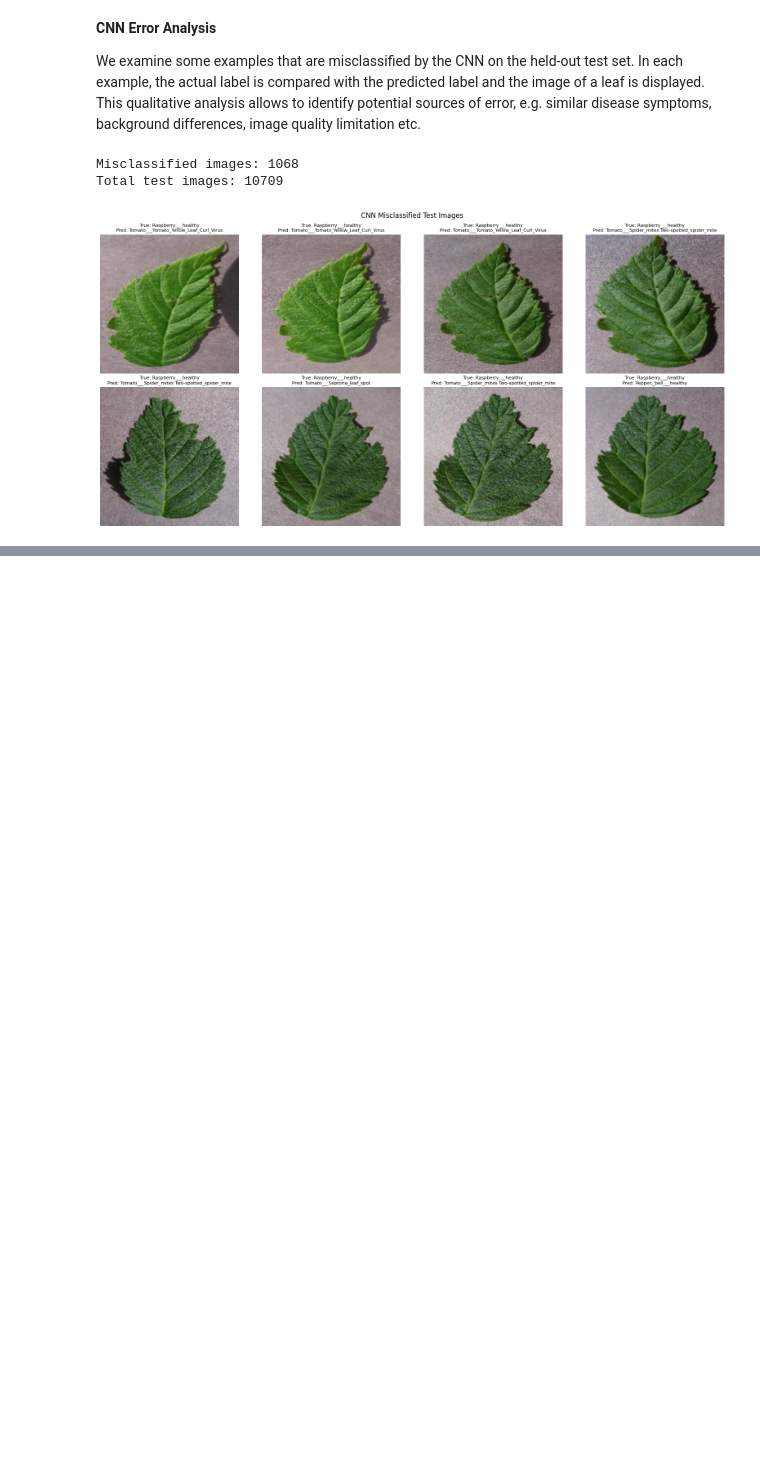
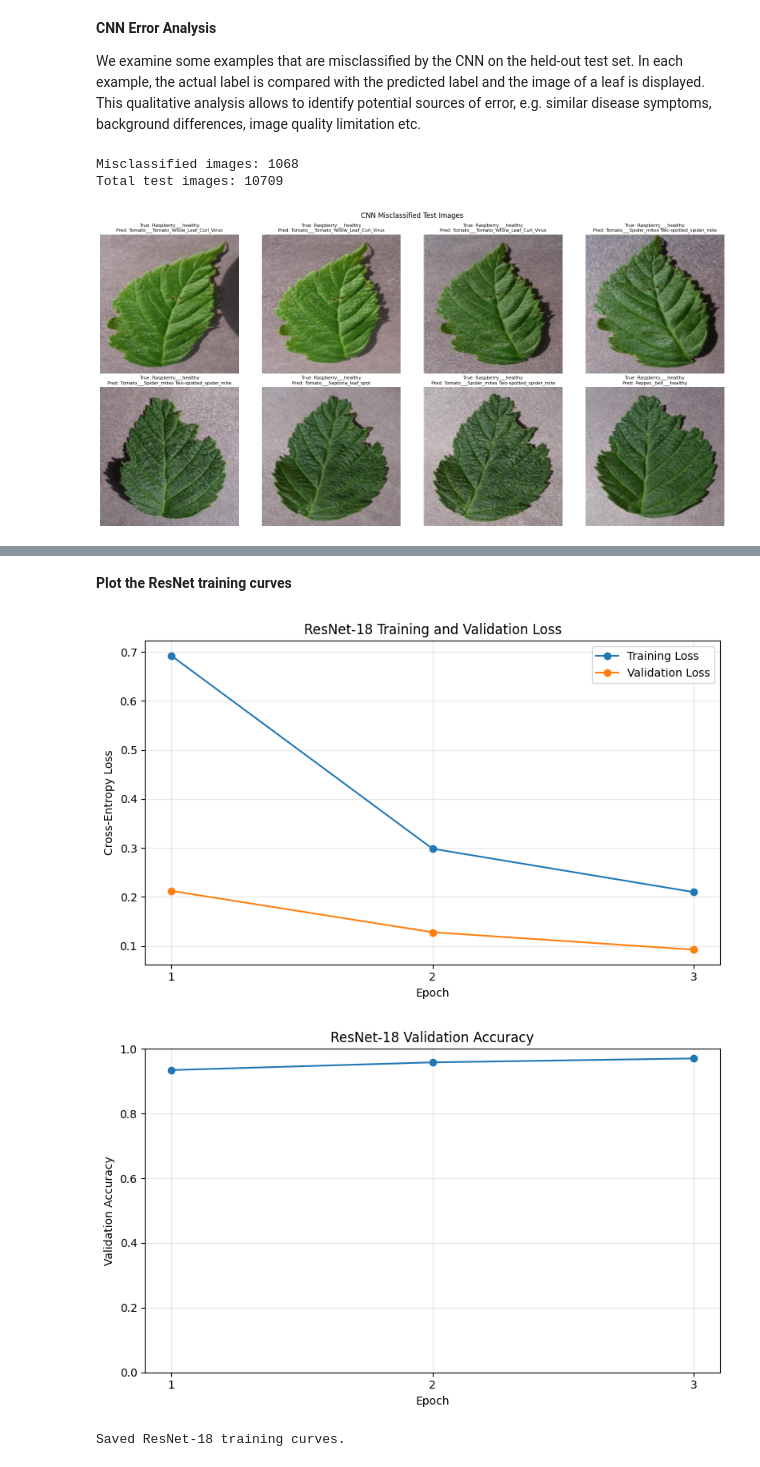
Before and after one commit to Rivier-Computer-Science/FA26-COMP-671-Kodavantiganti, a Jupyter notebook: notebooks/plant_disease_detection.ipynb, the cells around one changed output, grey strips where cells are left out. Saved outputs shown, nothing was run; the diff lists cells and outputs as text; code cells hidden in the pictures; blank space fills up the shorter version.

```diff
--- a/notebooks/plant_disease_detection.ipynb
+++ b/notebooks/plant_disease_detection.ipynb
@@ -888,0 +944,20 @@ Total test images: 10709
+# %%
+import torch.optim as optim
+
+# Loss function for 38-class classification
+resnet_criterion = nn.CrossEntropyLoss()
+
+# Optimizer for ResNet-18 fine-tuning
+resnet_optimizer = optim.Adam(
+    resnet_model.parameters(),
+    lr=0.001
+)
+
+# Start with 3 epochs for a comparable initial experiment
+resnet_num_epochs = 3
+
+print("Model: ResNet-18")
+print("Loss function:", resnet_criterion)
+print("Optimizer:", resnet_optimizer.__class__.__name__)
+print("Learning rate:", resnet_optimizer.param_groups[0]["lr"])
+print("Epochs:", resnet_num_epochs)
@@ -888,0 +1092,42 @@ Total test images: 10709
+# %% [markdown]
+**Plot the ResNet training curves**
+# %%
+# Plot ResNet-18 training and validation loss
+epochs = range(1, len(resnet_history["train_loss"]) + 1)
+
+plt.figure(figsize=(8, 5))
+plt.plot(epochs, resnet_history["train_loss"], marker="o",
+         label="Training Loss")
+plt.plot(epochs, resnet_history["val_loss"], marker="o",
+         label="Validation Loss")
+plt.xlabel("Epoch")
+plt.ylabel("Cross-Entropy Loss")
+plt.title("ResNet-18 Training and Validation Loss")
+plt.xticks(list(epochs))
+plt.legend()
+plt.grid(True, alpha=0.3)
+plt.tight_layout()
+plt.savefig("results/resnet18_loss_curves.png",
+            dpi=200, bbox_inches="tight")
+plt.show()
+
+# Plot ResNet-18 validation accuracy
+plt.figure(figsize=(8, 5))
+plt.plot(epochs, resnet_history["val_accuracy"],
+         marker="o")
+plt.xlabel("Epoch")
+plt.ylabel("Validation Accuracy")
+plt.title("ResNet-18 Validation Accuracy")
+plt.xticks(list(epochs))
+plt.ylim(0, 1)
+plt.grid(True, alpha=0.3)
+plt.tight_layout()
+plt.savefig("results/resnet18_validation_accuracy.png",
+            dpi=200, bbox_inches="tight")
+plt.show()
+
+print("Saved ResNet-18 training curves.")
+# %% [output]
+[figure, added]
+[figure, added]
+Saved ResNet-18 training curves.
```
Also changed, not shown: parts of 36 cells of this notebook.
